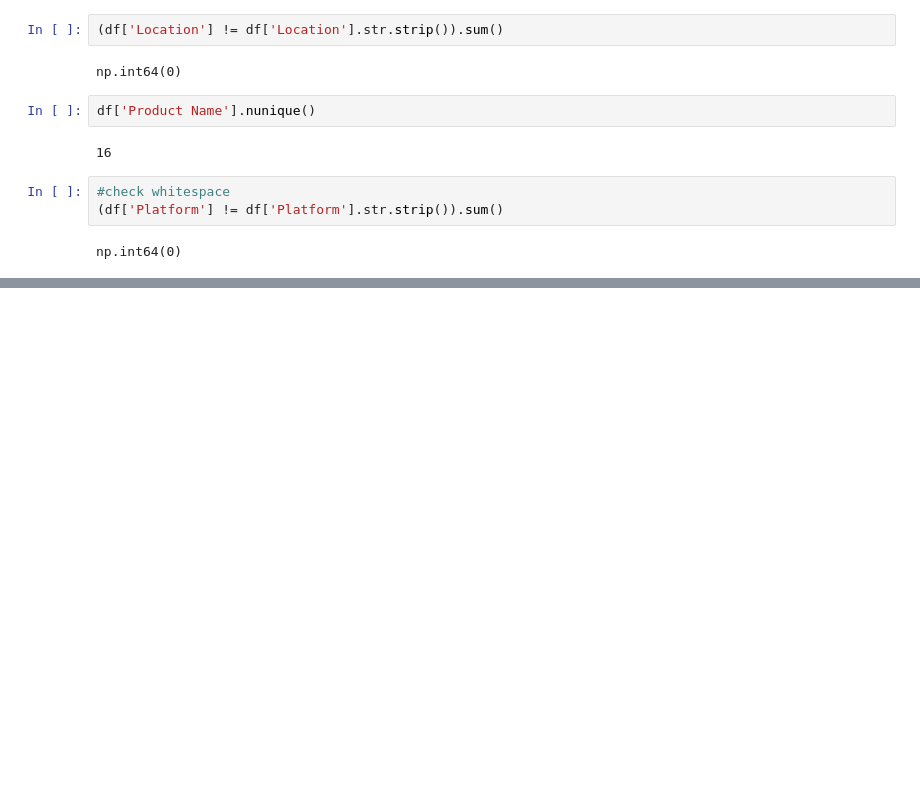
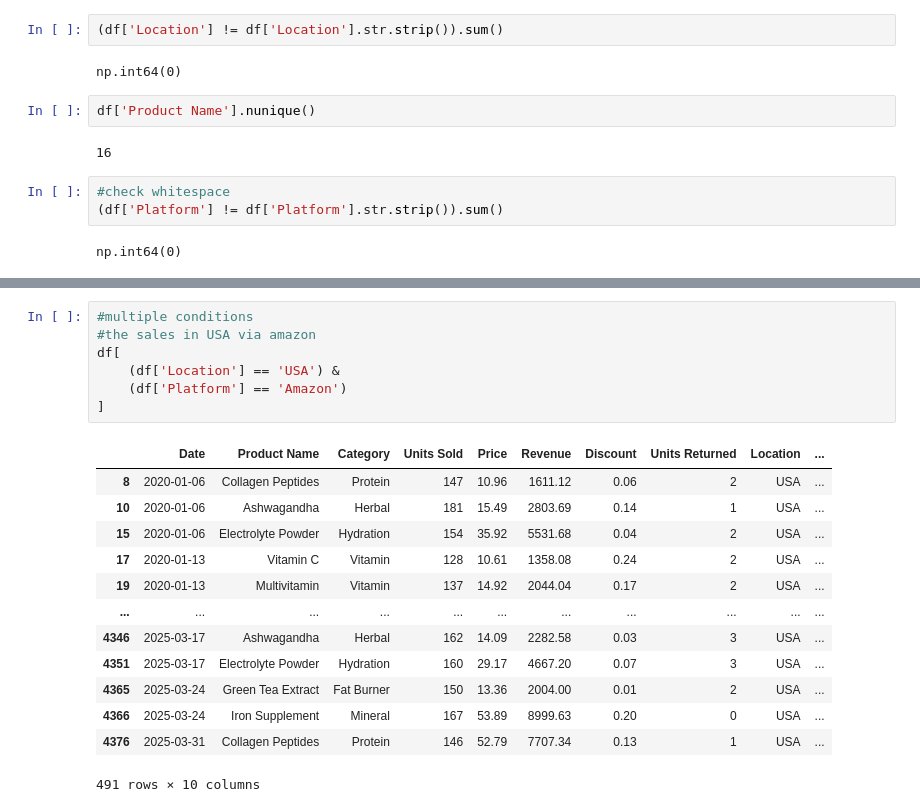
Before and after one commit to aishacmela/Supplements_sales, a Jupyter notebook: supplements_sale.ipynb, the cells around one changed output, grey strips where cells are left out. Drawn from its saved outputs; the diff is of its cells as text; blank space fills up the shorter version.

```diff
--- a/supplements_sale.ipynb
+++ b/supplements_sale.ipynb
@@ -163,0 +182,21 @@ np.int64(0)
+# %%
+#multiple conditions
+#the sales in USA via amazon
+df[
+    (df['Location'] == 'USA') &
+    (df['Platform'] == 'Amazon')
+]
+# %% [output]
+|  | Date | Product Name | Category | Units Sold | Price | Revenue | Discount | Units Returned | Location | ... |
+| 8 | 2020-01-06 | Collagen Peptides | Protein | 147 | 10.96 | 1611.12 | 0.06 | 2 | USA | ... |
+| 10 | 2020-01-06 | Ashwagandha | Herbal | 181 | 15.49 | 2803.69 | 0.14 | 1 | USA | ... |
+| 15 | 2020-01-06 | Electrolyte Powder | Hydration | 154 | 35.92 | 5531.68 | 0.04 | 2 | USA | ... |
+| 17 | 2020-01-13 | Vitamin C | Vitamin | 128 | 10.61 | 1358.08 | 0.24 | 2 | USA | ... |
+| 19 | 2020-01-13 | Multivitamin | Vitamin | 137 | 14.92 | 2044.04 | 0.17 | 2 | USA | ... |
+| ... | ... | ... | ... | ... | ... | ... | ... | ... | ... | ... |
+| 4346 | 2025-03-17 | Ashwagandha | Herbal | 162 | 14.09 | 2282.58 | 0.03 | 3 | USA | ... |
+| 4351 | 2025-03-17 | Electrolyte Powder | Hydration | 160 | 29.17 | 4667.20 | 0.07 | 3 | USA | ... |
+| 4365 | 2025-03-24 | Green Tea Extract | Fat Burner | 150 | 13.36 | 2004.00 | 0.01 | 2 | USA | ... |
+| 4366 | 2025-03-24 | Iron Supplement | Mineral | 167 | 53.89 | 8999.63 | 0.20 | 0 | USA | ... |
+| 4376 | 2025-03-31 | Collagen Peptides | Protein | 146 | 52.79 | 7707.34 | 0.13 | 1 | USA | ... |
+491 rows × 10 columns
```
Also changed, not shown: parts of 5 cells of this notebook.
